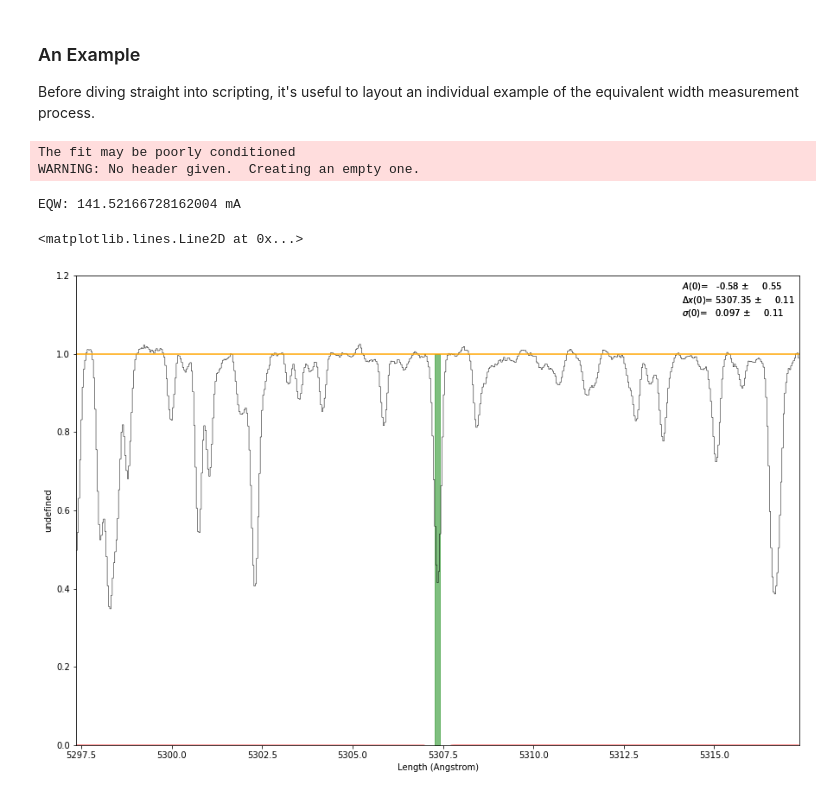
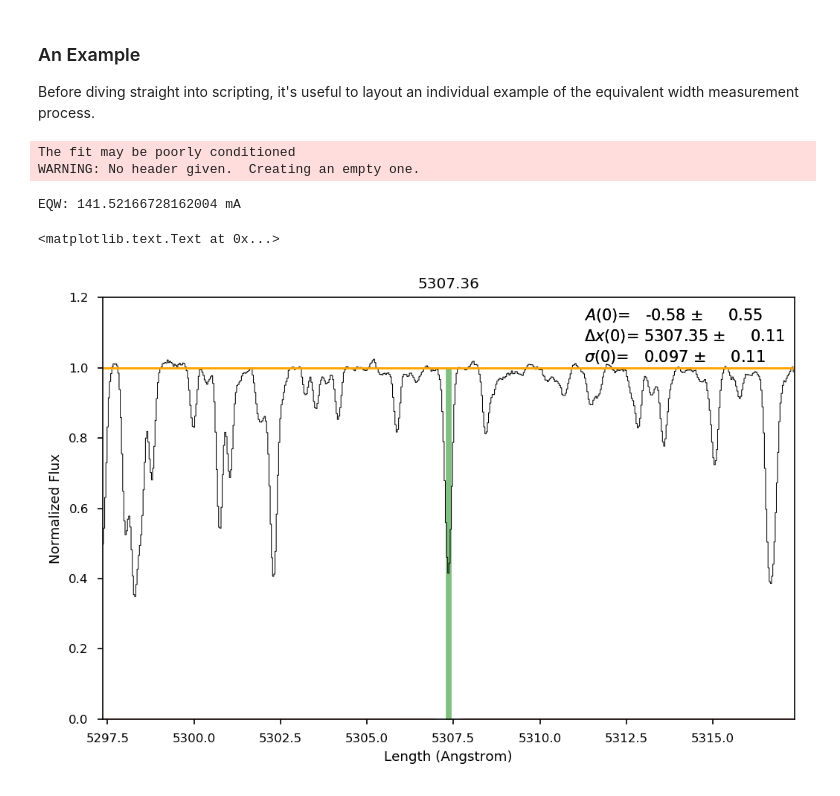
Before and after one commit to jkcarlberg/redgiant_planethosts, a Jupyter notebook: auto_eqw.ipynb, the cells around one changed output. Cells and saved outputs as stored; diff of their text form; code cells hidden in the pictures.

```diff
--- a/auto_eqw.ipynb
+++ b/auto_eqw.ipynb
@@ -7,6 +7,7 @@ from astropy.io import fits
 import matplotlib.pyplot as plt
 from astropy.convolution import convolve, Box1DKernel
 from c_normalize import c_normalize
+plt.style.use('seaborn-paper')
 # %% [markdown]
 # Python-based Automation of Equivalent Width Measurement
 Utilizing pyspeckit (https://pyspeckit.readthedocs.io/en/latest/) and a python port of Joleen Carlberg's (STScI) Continuum Normalization algorithm, this notebook seeks to set up and test an automated equivalent width measurement algorithm for a number of spectrum for which we have hand measurements. The expectations for this method are that 95% of the measurements are within 5% of our by-hand measurements.
@@ -16,7 +17,7 @@ Before diving straight into scripting, it's useful to layout an individual examp
 # %%
 # Pull in an example spectrum
 s_hdu = fits.open("Data/ew_known/tame_inputs/col110_1134red_oned_25jan14_wavsoln.fits")
-fig = plt.figure(figsize=(15,10))
+fig = plt.figure(figsize=(8,5), dpi = 150)
 
 # Grab the flux and wavelength arrays from the spectrum
 s_data = s_hdu[1].data
@@ -31,32 +32,34 @@ width = 10
 lim_l = line_cen - width
 lim_r = line_cen + width
 
 # Mask the flux and wavelength arrays based on the sampled wavelength range
 wav_mask = (s_wav > lim_l) & (s_wav < lim_r)
 s_flux = s_flux[wav_mask]
 s_wav = s_wav[wav_mask]
 
 # Normalize the spectrum with the local continuum to 1.0, c_normalize returns the normalized spectrum in norm, but also the local continuum fit in yfit if desired
 yfit, norm, _ = c_normalize(s_flux, s_wav, median_replace=False, cheby=True, low_cut = 0.9)
 
 # Load the normalized spectrum into a pyspeckit.Spectrum object
 sp = pyspeckit.Spectrum(data=norm, xarr=s_wav * u.AA)
 sp.plotter(figure = fig, xmin=lim_l, xmax=lim_r, ymin=0, ymax=1.2)
 
 #Get around pyspeckits reliance on a generated baseline and just generate basespec as a ones array (continuum is always one in normalized case)
 sp.baseline.basespec = np.ones(len(s_wav))
 
 #Fit a gaussian to the line, this may be too simplistic for blended lines
 sp.specfit(fittype='gaussian', guesses = [0.1, line_cen, 0.1])
 
 #Measure the Equivalent Width of the gaussian line fit against the normalized baseline
 EQW = sp.specfit.EQW(plot=True, continuum_as_baseline=True)
 print("EQW:", EQW*1000*u.mA)
 plt.axhline(1, color = 'orange')
+plt.ylabel("Normalized Flux")
+plt.title(str(line_cen))
 #sp.plotter.savefig('basic_plot_example_withfit.png')
 # %% [output]
 The fit may be poorly conditioned
 WARNING: No header given.  Creating an empty one.
 EQW: 141.52166728162004 mA
-<matplotlib.lines.Line2D at 0x...>
+<matplotlib.text.Text at 0x...>
-[figure, old version]
+[figure, new version]
```
